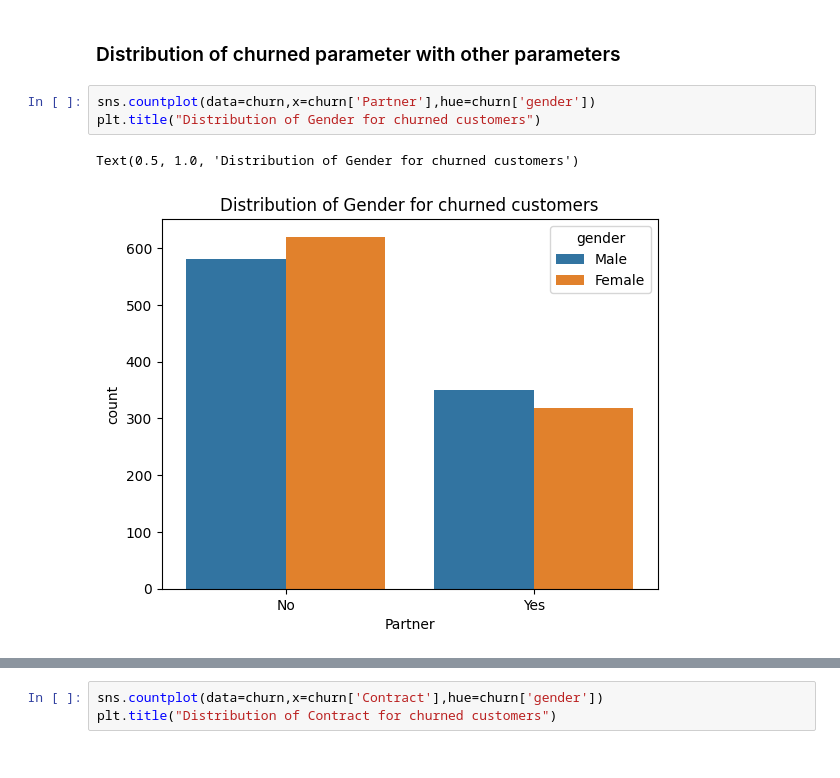
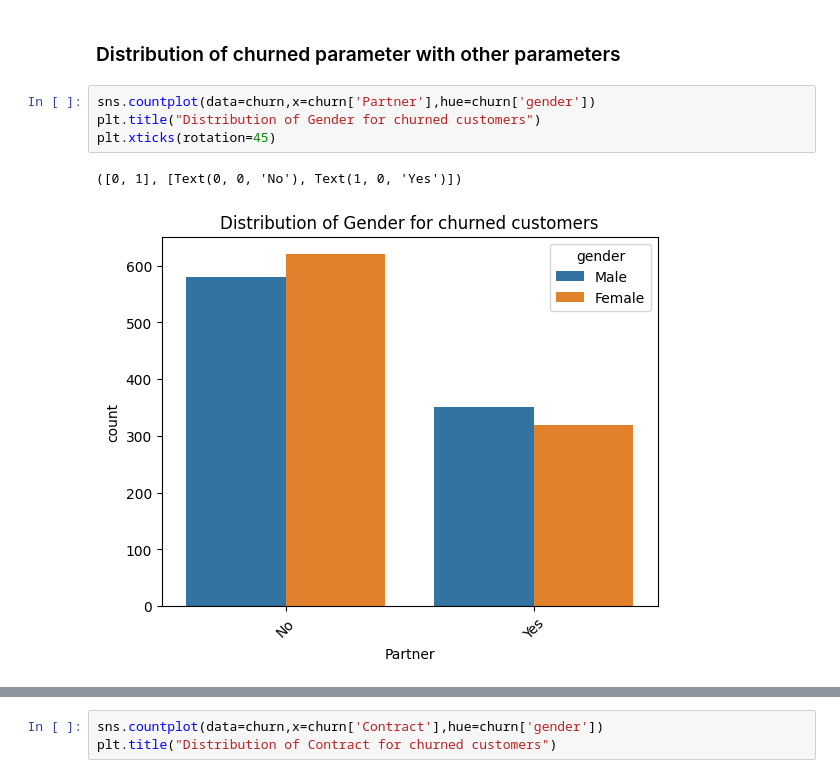
Before and after one commit to snehuvarbhe/Telecom_retention, a Jupyter notebook: EDA.ipynb, the cells around one changed output, grey strips where cells are left out. Cells and saved outputs as stored; diff of their text form.

```diff
--- a/EDA.ipynb
+++ b/EDA.ipynb
@@ -287,9 +286,10 @@ nonchurn=new_df[new_df['Churn']=='No']
 # %%
 sns.countplot(data=churn,x=churn['Partner'],hue=churn['gender'])
 plt.title("Distribution of Gender for churned customers")
+plt.xticks(rotation=45)
 # %% [output]
-Text(0.5, 1.0, 'Distribution of Gender for churned customers')
+([0, 1], [Text(0, 0, 'No'), Text(1, 0, 'Yes')])
-[figure, old version]
+[figure, new version]
 # %%
 sns.countplot(data=churn,x=churn['PaymentMethod'],hue=churn['gender'])
 plt.title("Distribution of PaymentMethod for churned customers")
```
Also changed, not shown: parts of 10 cells of this notebook, 1 other file.
